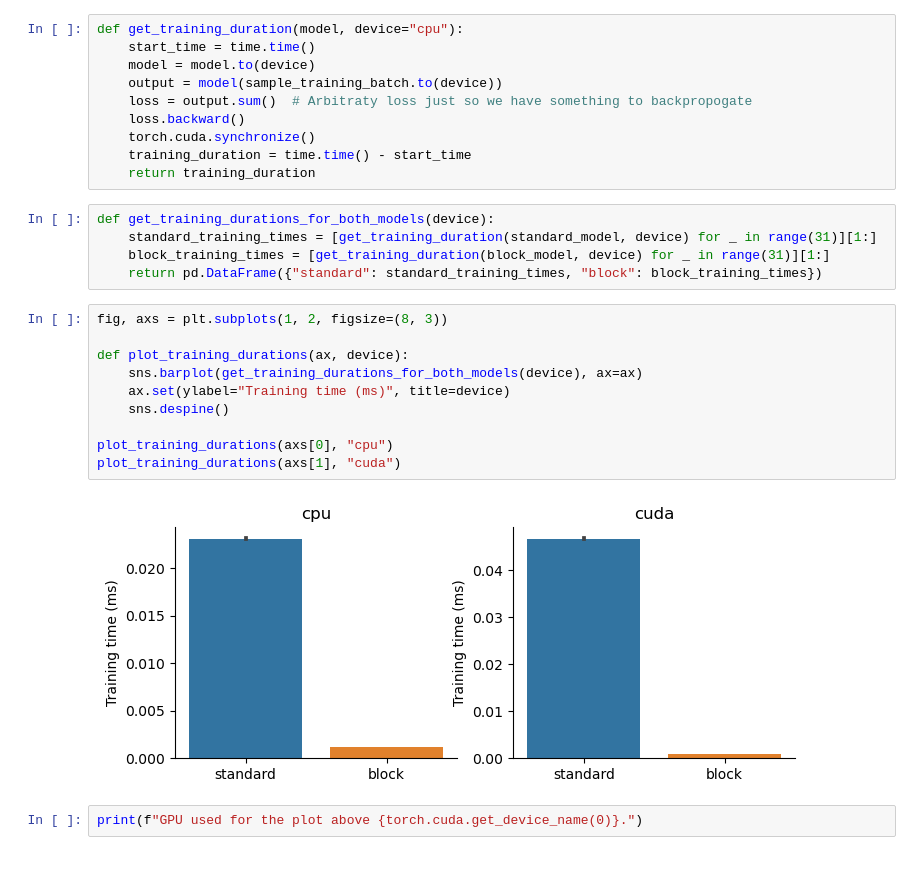
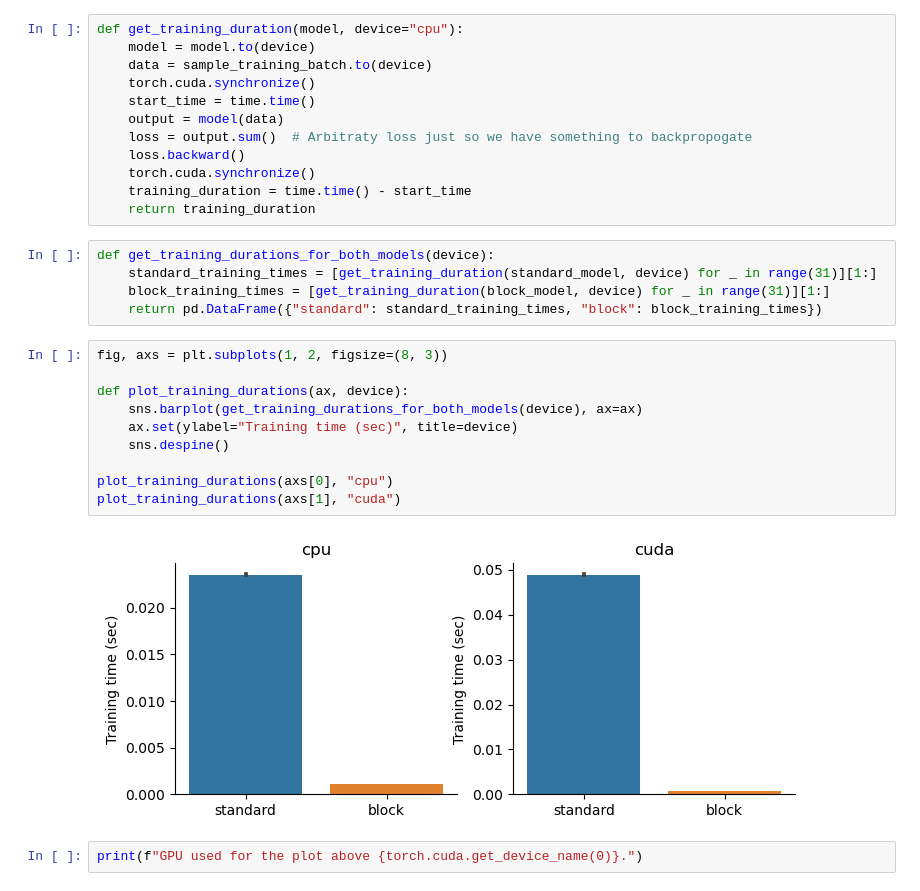
Before and after one commit to webstorms/Block, a Jupyter notebook: notebooks/Tutorial.ipynb, the cells around one changed output. Drawn from its saved outputs; the diff is of its cells as text.

```diff
--- a/notebooks/Tutorial.ipynb
+++ b/notebooks/Tutorial.ipynb
@@ -94,9 +94,11 @@ torch.backends.cudnn.benchmark = True  # Make sure we use the best conv algorith
 sample_training_batch = generate_spikes(128, n_in, t_len)
 # %%
 def get_training_duration(model, device="cpu"):
+    model = model.to(device)
+    data = sample_training_batch.to(device)
+    torch.cuda.synchronize()
     start_time = time.time()
-    model = model.to(device)
-    output = model(sample_training_batch.to(device))
+    output = model(data)
     loss = output.sum()  # Arbitraty loss just so we have something to backpropogate
     loss.backward()
     torch.cuda.synchronize()
@@ -110,15 +112,15 @@ def get_training_durations_for_both_models(device):
 # %%
 fig, axs = plt.subplots(1, 2, figsize=(8, 3))
 
 def plot_training_durations(ax, device):
     sns.barplot(get_training_durations_for_both_models(device), ax=ax)
-    ax.set(ylabel="Training time (ms)", title=device)
+    ax.set(ylabel="Training time (sec)", title=device)
     sns.despine()
 
 plot_training_durations(axs[0], "cpu")
 plot_training_durations(axs[1], "cuda")
 # %% [output]
-[figure, old version]
+[figure, new version]
 # %%
 print(f"GPU used for the plot above {torch.cuda.get_device_name(0)}.")
 # %% [output]
```
Also changed, not shown: parts of 2 cells of this notebook, 1 other file.
